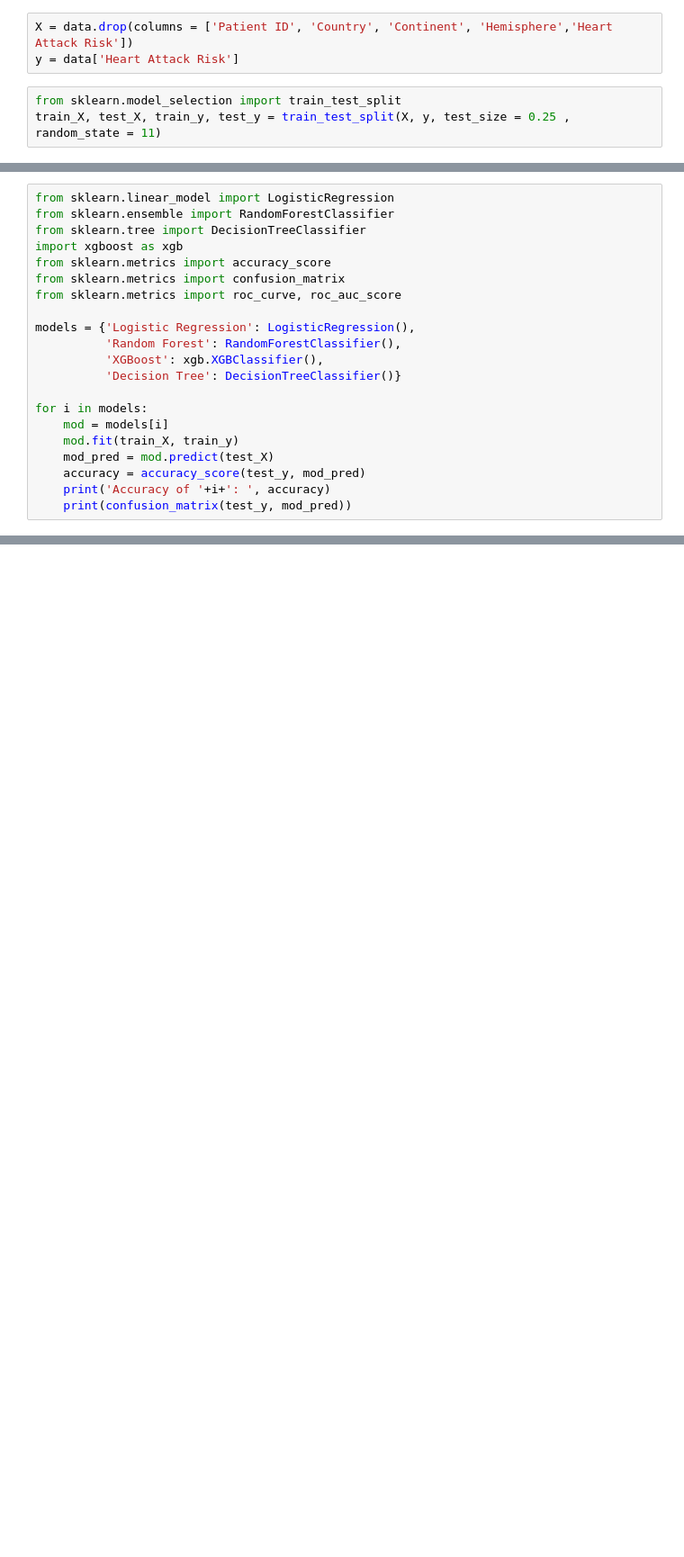
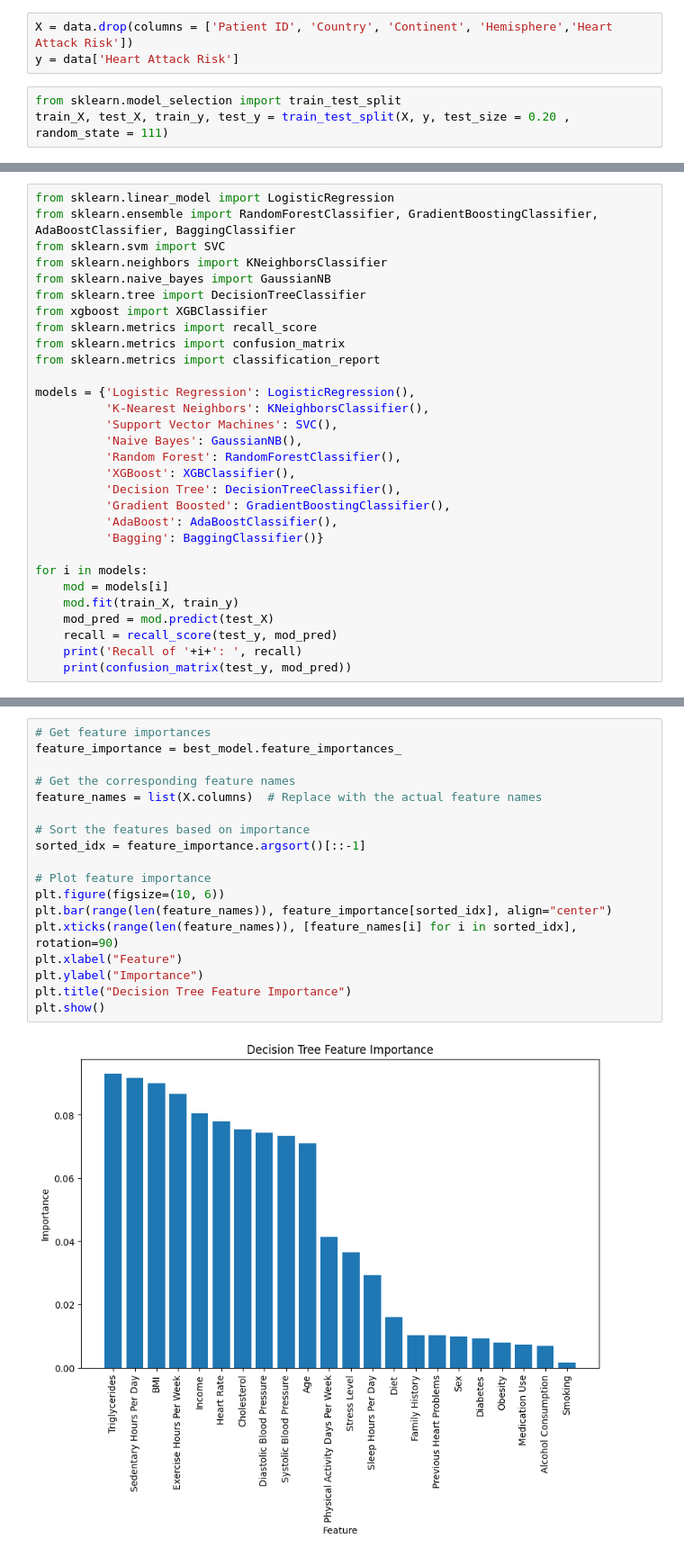
Before and after one commit to jafarvohra/DSCI6002-FinalProject, a Jupyter notebook: code/Heart_Attack_Risk_Predict.ipynb, the cells around one changed output, grey strips where cells are left out. Shown at 90% size. Saved outputs shown, nothing was run; the diff lists cells and outputs as text; blank space fills up the shorter version.

Commit message:
Final Code
Final Python Code For Building and Evaluating Model

```diff
--- a/code/Heart_Attack_Risk_Predict.ipynb
+++ b/code/Heart_Attack_Risk_Predict.ipynb
@@ -451,4 +349,4 @@ X = data.drop(columns = ['Patient ID', 'Country', 'Continent', 'Hemisphere','Hea
 y = data['Heart Attack Risk']
 # %%
 from sklearn.model_selection import train_test_split
-train_X, test_X, train_y, test_y = train_test_split(X, y, test_size = 0.25 , random_state = 11)
+train_X, test_X, train_y, test_y = train_test_split(X, y, test_size = 0.20 , random_state = 111)
@@ -460,22 +353,31 @@ test_X = sc.transform(test_X)
 # %%
 from sklearn.linear_model import LogisticRegression
-from sklearn.ensemble import RandomForestClassifier
+from sklearn.ensemble import RandomForestClassifier, GradientBoostingClassifier, AdaBoostClassifier, BaggingClassifier
+from sklearn.svm import SVC
+from sklearn.neighbors import KNeighborsClassifier
+from sklearn.naive_bayes import GaussianNB
 from sklearn.tree import DecisionTreeClassifier
-import xgboost as xgb
-from sklearn.metrics import accuracy_score
+from xgboost import XGBClassifier
+from sklearn.metrics import recall_score
 from sklearn.metrics import confusion_matrix
-from sklearn.metrics import roc_curve, roc_auc_score
+from sklearn.metrics import classification_report
 
 models = {'Logistic Regression': LogisticRegression(),
+          'K-Nearest Neighbors': KNeighborsClassifier(),
+          'Support Vector Machines': SVC(),
+          'Naive Bayes': GaussianNB(),
           'Random Forest': RandomForestClassifier(),
-          'XGBoost': xgb.XGBClassifier(),
-          'Decision Tree': DecisionTreeClassifier()}
+          'XGBoost': XGBClassifier(),
+          'Decision Tree': DecisionTreeClassifier(),
+          'Gradient Boosted': GradientBoostingClassifier(),
+          'AdaBoost': AdaBoostClassifier(),
+          'Bagging': BaggingClassifier()}
 
 for i in models:
     mod = models[i]
     mod.fit(train_X, train_y)
     mod_pred = mod.predict(test_X)
-    accuracy = accuracy_score(test_y, mod_pred)
-    print('Accuracy of '+i+': ', accuracy)
+    recall = recall_score(test_y, mod_pred)
+    print('Recall of '+i+': ', recall)
     print(confusion_matrix(test_y, mod_pred))
 # %% [output]
@@ -558,0 +449,20 @@ plt.show()
+# %%
+# Get feature importances
+feature_importance = best_model.feature_importances_
+
+# Get the corresponding feature names
+feature_names = list(X.columns)  # Replace with the actual feature names
+
+# Sort the features based on importance
+sorted_idx = feature_importance.argsort()[::-1]
+
+# Plot feature importance
+plt.figure(figsize=(10, 6))
+plt.bar(range(len(feature_names)), feature_importance[sorted_idx], align="center")
+plt.xticks(range(len(feature_names)), [feature_names[i] for i in sorted_idx], rotation=90)
+plt.xlabel("Feature")
+plt.ylabel("Importance")
+plt.title("Decision Tree Feature Importance")
+plt.show()
+# %% [output]
+[figure, added]
```
Also changed, not shown: parts of 23 cells of this notebook.
